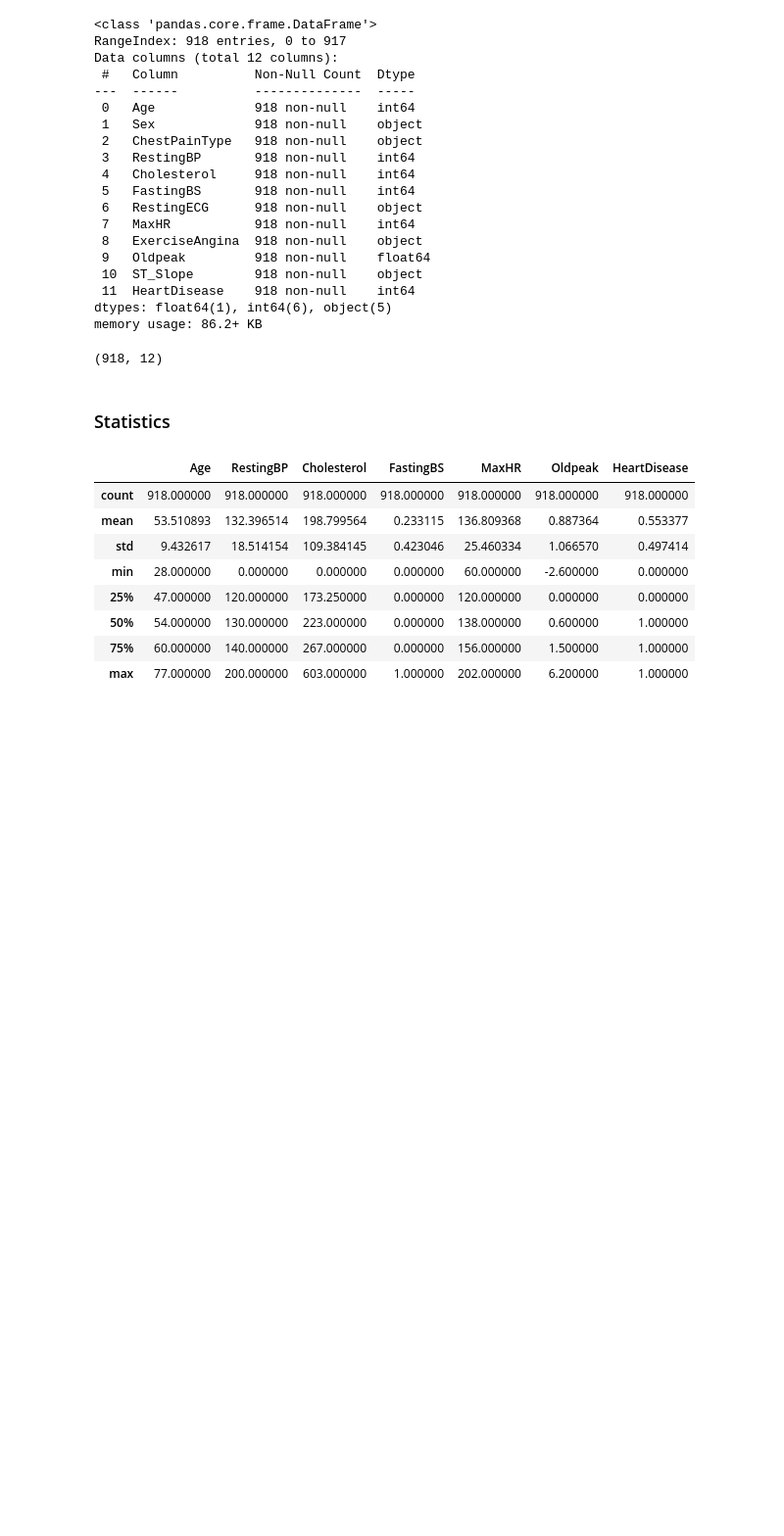
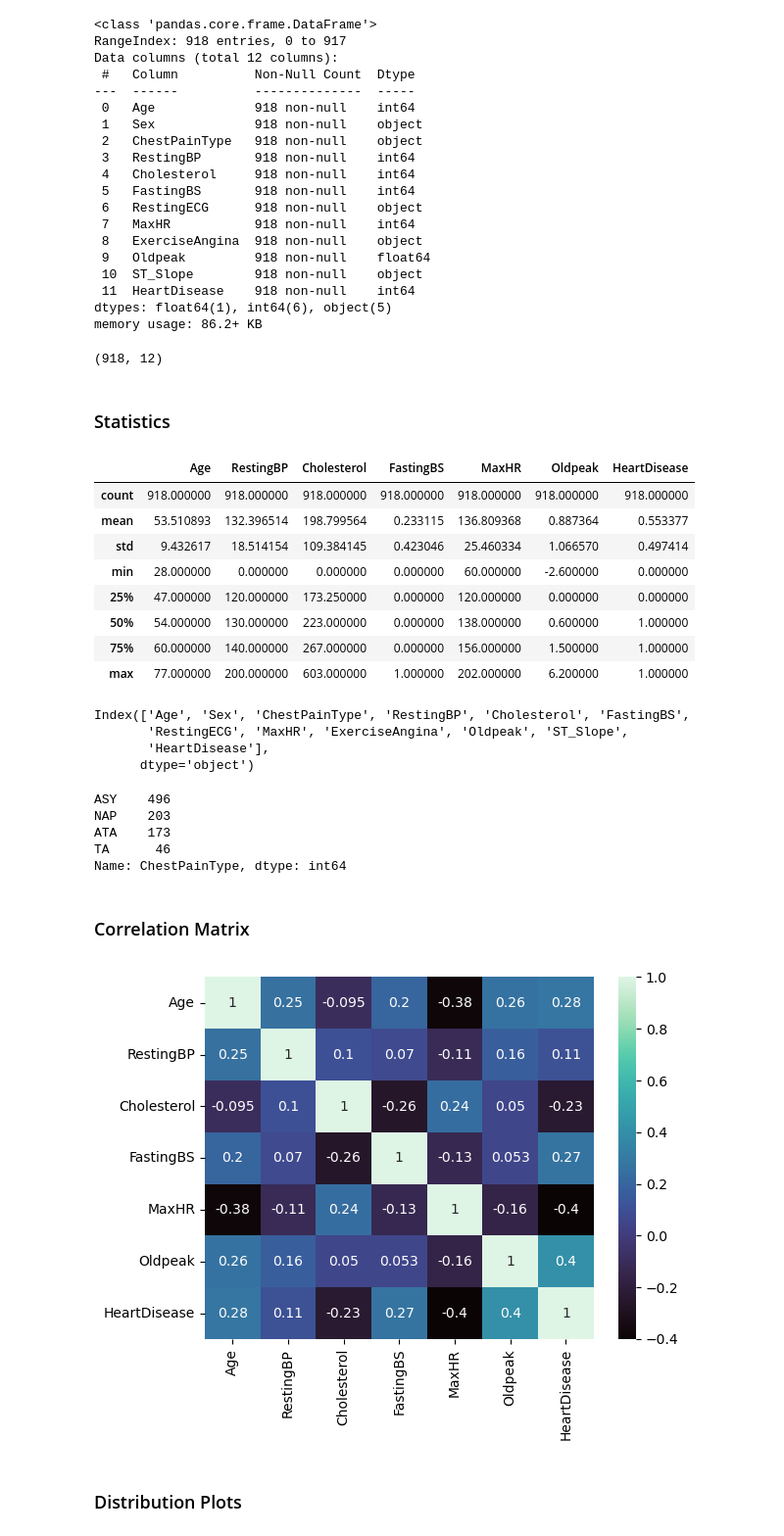
Before and after one commit to UzmaSayyeda/Heart-Disease-Analysis, a Jupyter notebook: heart_disease_analysis.ipynb, the cells around one changed output. Shown: that part at 98% size. Cells and saved outputs as stored; diff of their text form; code cells hidden in the pictures; blank space fills up the shorter version.

Commit message:
plots

```diff
--- a/heart_disease_analysis.ipynb
+++ b/heart_disease_analysis.ipynb
@@ -84,3 +84,27 @@ df.describe()
 | 50% | 54.000000 | 130.000000 | 223.000000 | 0.000000 | 138.000000 | 0.600000 | 1.000000 |
 | 75% | 60.000000 | 140.000000 | 267.000000 | 0.000000 | 156.000000 | 1.500000 | 1.000000 |
 | max | 77.000000 | 200.000000 | 603.000000 | 1.000000 | 202.000000 | 6.200000 | 1.000000 |
+# %%
+df.columns
+# %% [output]
+Index(['Age', 'Sex', 'ChestPainType', 'RestingBP', 'Cholesterol', 'FastingBS',
+       'RestingECG', 'MaxHR', 'ExerciseAngina', 'Oldpeak', 'ST_Slope',
+       'HeartDisease'],
+      dtype='object')
+# %%
+df['ChestPainType'].value_counts()
+# %% [output]
+ASY    496
+NAP    203
+ATA    173
+TA      46
+Name: ChestPainType, dtype: int64
+# %% [markdown]
+### Correlation Matrix
+# %%
+sns.heatmap(df.corr(),annot=True,cmap='mako')
+plt.show()
+# %% [output]
+[figure, added]
+# %% [markdown]
+### Distribution Plots
```
Also changed, not shown: parts of 8 cells of this notebook.
